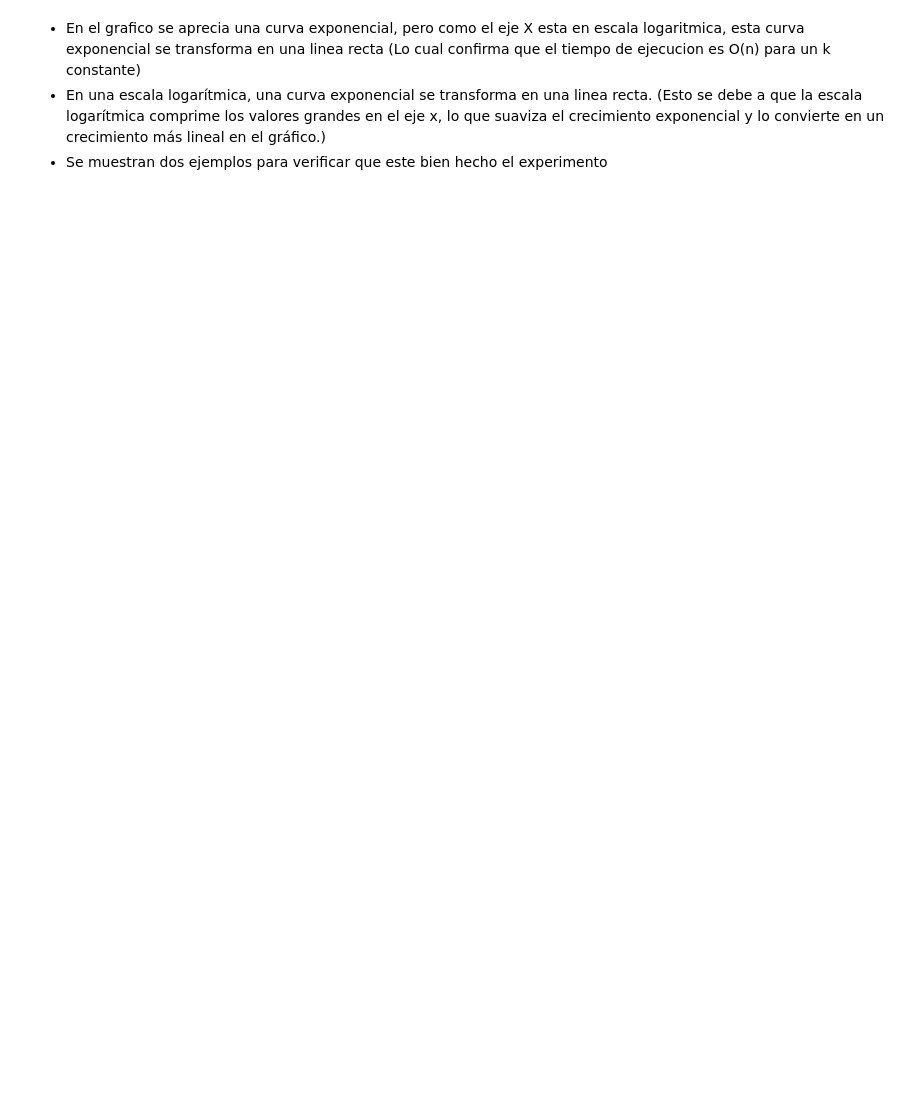
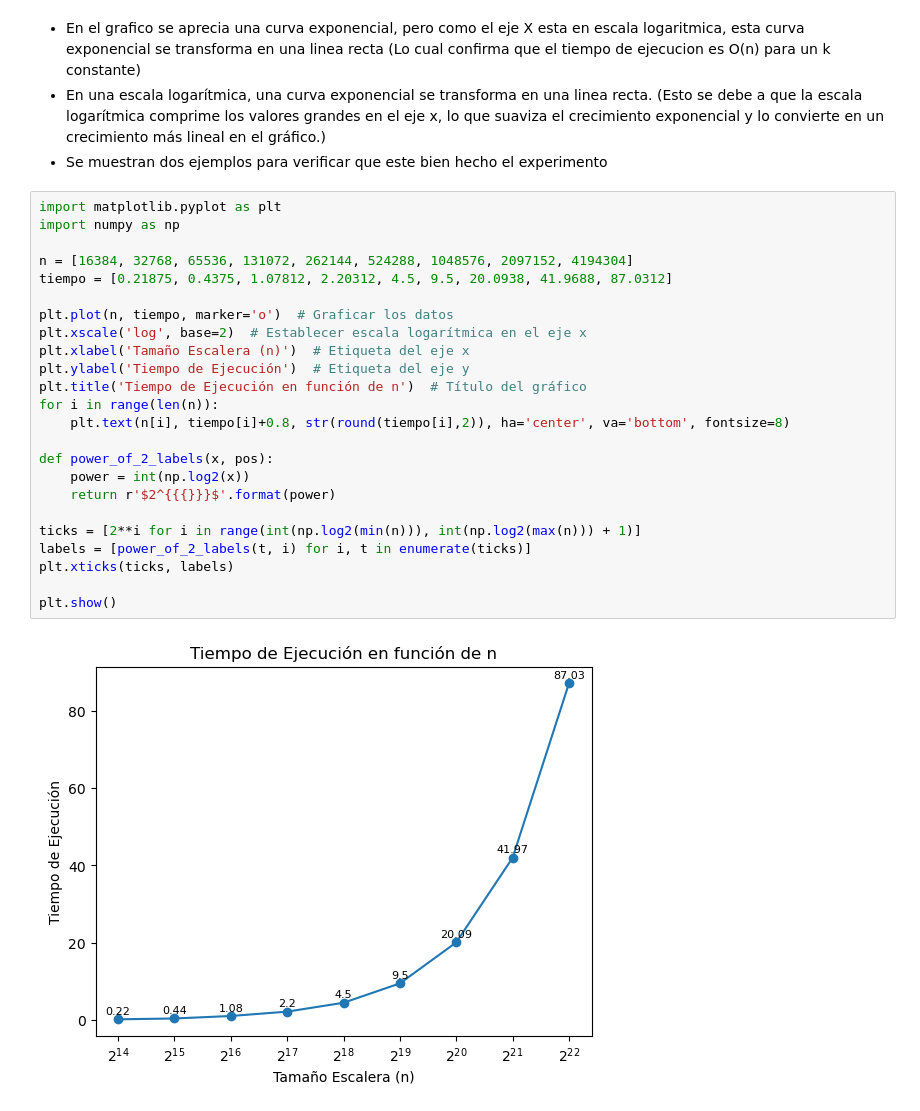
Before and after one commit to PipeCordova/Tarea_INFO145_2023_I, a Jupyter notebook: Subiendo la Escalera/Graficos/grafico_PD.ipynb, the cells around one changed output. Drawn from its saved outputs; the diff is of its cells as text; blank space fills up the shorter version.

```diff
--- a/Subiendo la Escalera/Graficos/grafico_PD.ipynb
+++ b/Subiendo la Escalera/Graficos/grafico_PD.ipynb
@@ -69,3 +80,29 @@ plt.show()
 - En el grafico se aprecia una curva exponencial, pero como el eje X esta en escala logaritmica, esta curva exponencial se transforma en una linea recta (Lo cual confirma que el tiempo de ejecucion es O(n) para un k constante)
 - En una escala logarítmica, una curva exponencial se transforma en una linea recta. (Esto se debe a que la escala logarítmica comprime los valores grandes en el eje x, lo que suaviza el crecimiento exponencial y lo convierte en un crecimiento más lineal en el gráfico.)
 - Se muestran dos ejemplos para verificar que este bien hecho el experimento
+# %%
+import matplotlib.pyplot as plt
+import numpy as np
+
+n = [16384, 32768, 65536, 131072, 262144, 524288, 1048576, 2097152, 4194304]
+tiempo = [0.21875, 0.4375, 1.07812, 2.20312, 4.5, 9.5, 20.0938, 41.9688, 87.0312]
+
+plt.plot(n, tiempo, marker='o')  # Graficar los datos
+plt.xscale('log', base=2)  # Establecer escala logarítmica en el eje x
+plt.xlabel('Tamaño Escalera (n)')  # Etiqueta del eje x
+plt.ylabel('Tiempo de Ejecución')  # Etiqueta del eje y
+plt.title('Tiempo de Ejecución en función de n')  # Título del gráfico
+for i in range(len(n)):
+    plt.text(n[i], tiempo[i]+0.8, str(round(tiempo[i],2)), ha='center', va='bottom', fontsize=8)
+
+def power_of_2_labels(x, pos):
+    power = int(np.log2(x))
+    return r'$2^{{{}}}$'.format(power)
+
+ticks = [2**i for i in range(int(np.log2(min(n))), int(np.log2(max(n))) + 1)]
+labels = [power_of_2_labels(t, i) for i, t in enumerate(ticks)]
+plt.xticks(ticks, labels)
+
+plt.show()
+# %% [output]
+[figure, added]
```
Also changed, not shown: parts of 1 cell of this notebook, 1 other file.
